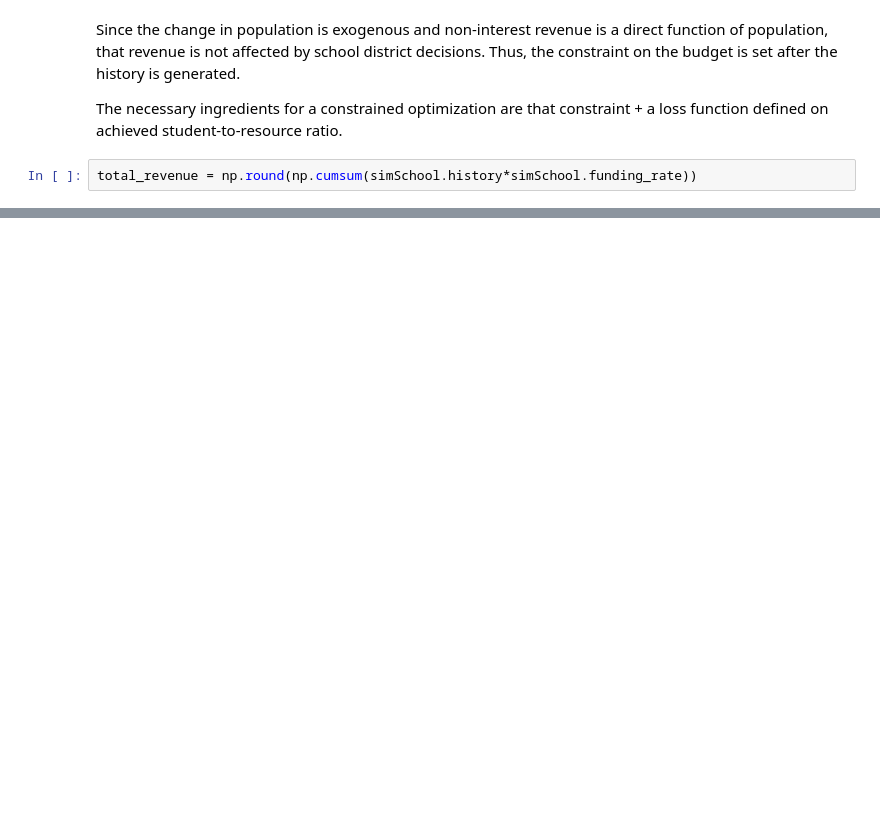
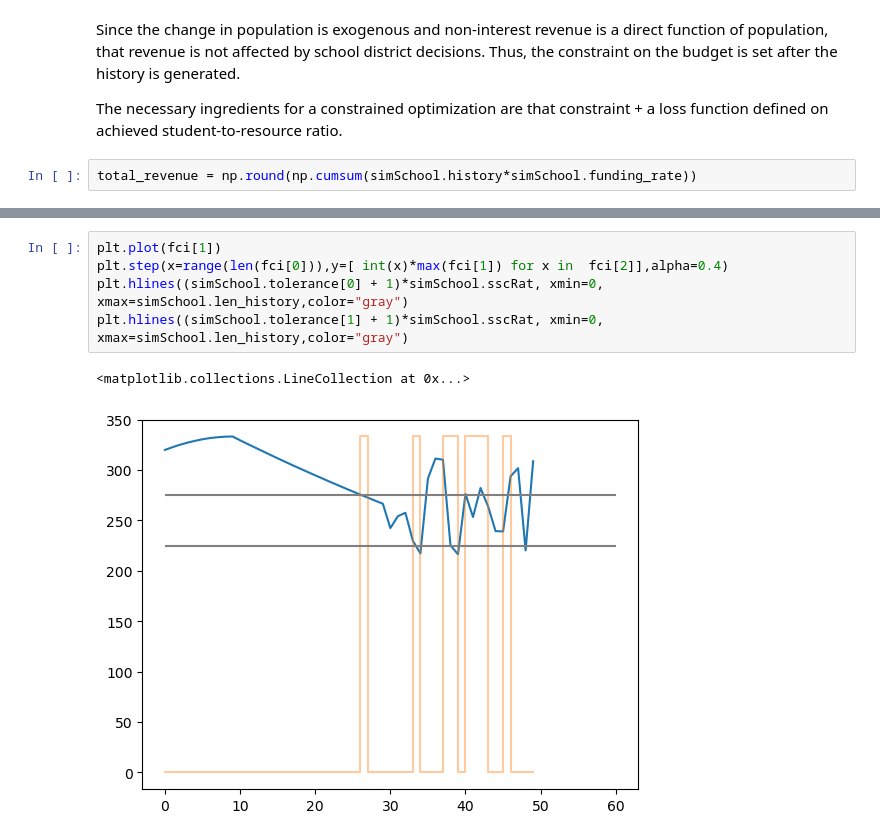
Before and after one commit to amatrhr/cas_570_project, a Jupyter notebook: school_district_and_closure.ipynb, the cells around one changed output, grey strips where cells are left out. Saved outputs shown, nothing was run; the diff lists cells and outputs as text; blank space fills up the shorter version.

```diff
--- a/school_district_and_closure.ipynb
+++ b/school_district_and_closure.ipynb
@@ -699,0 +611,8 @@ plt.plot(new_count['rev_ratios'])
+# %%
+plt.plot(fci[1])
+plt.step(x=range(len(fci[0])),y=[ int(x)*max(fci[1]) for x in  fci[2]],alpha=0.4)
+plt.hlines((simSchool.tolerance[0] + 1)*simSchool.sscRat, xmin=0, xmax=simSchool.len_history,color="gray")
+plt.hlines((simSchool.tolerance[1] + 1)*simSchool.sscRat, xmin=0, xmax=simSchool.len_history,color="gray")
+# %% [output]
+<matplotlib.collections.LineCollection at 0x...>
+[figure, added]
```
Also changed, not shown: parts of 42 cells of this notebook, 2 other files.
